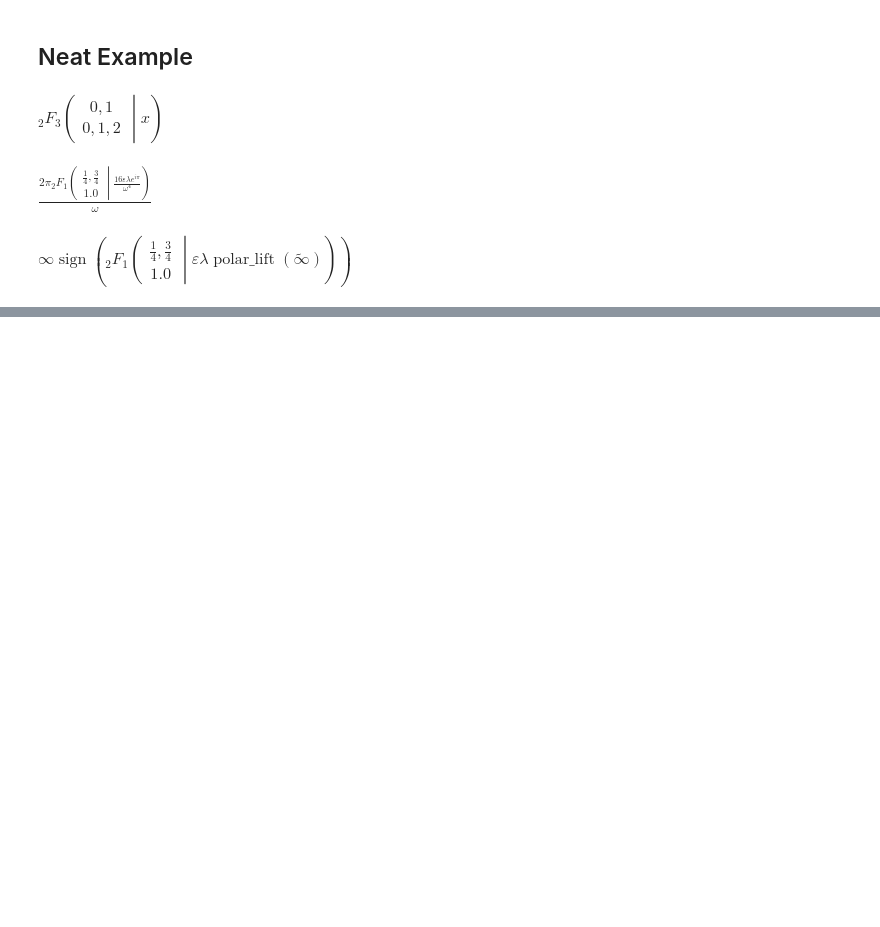
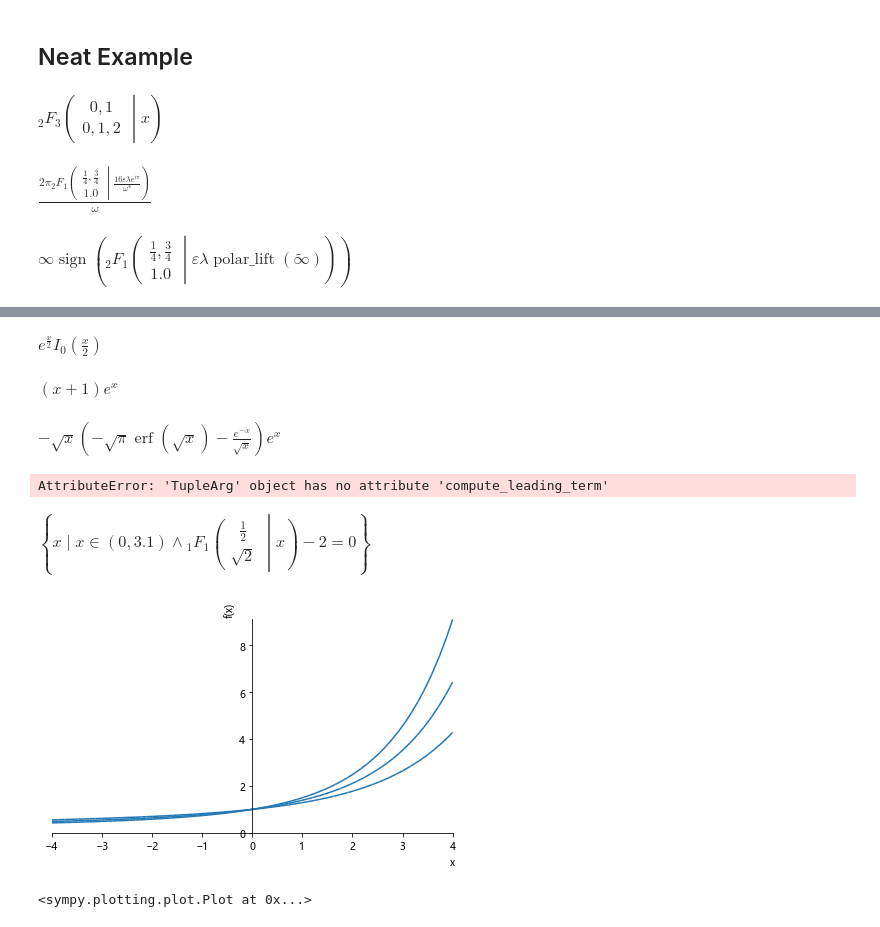
Before and after one commit to asukaminato0721/PyF1, a Jupyter notebook: hyper.ipynb, the cells around one changed output, grey strips where cells are left out. Drawn from its saved outputs; the diff is of its cells as text; code cells hidden in the pictures; blank space fills up the shorter version.

```diff
--- a/hyper.ipynb
+++ b/hyper.ipynb
@@ -382,0 +449,34 @@ $\displaystyle \infty \operatorname{sign}{\left({{}_{2}F_{1}\left(\begin{matrix}
+# %%
+hyper([Rational(1,2)], [1], x).simplify()
+# %% [output]
+$\displaystyle e^{\frac{x}{2}} I_{0}\left(\frac{x}{2}\right)$
+# %%
+hyper([2], [1], x).simplify()
+# %% [output]
+$\displaystyle \left(x + 1\right) e^{x}$
+# %%
+hyper([1],[Rational(1,2)],  x).simplify()
+# %% [output]
+$\displaystyle - \sqrt{x} \left(- \sqrt{\pi} \operatorname{erf}{\left(\sqrt{x} \right)} - \frac{e^{- x}}{\sqrt{x}}\right) e^{x}$
+# %%
+limit(hyper([Rational(1,2)], [sqrt(2)], x),x,oo)
+# %% [output]
+AttributeError: 'TupleArg' object has no attribute 'compute_leading_term'
+# %%
+solveset(
+    hyper(
+        [Rational(1,2)],
+        [sqrt(2)],
+        x
+    ) - 2 ,x,domain=Interval.open(0,3.1)
+                )
+# %% [output]
+$\displaystyle \left\{x \mid x \in \left(0, 3.1\right) \wedge {{}_{1}F_{1}\left(\begin{matrix} \frac{1}{2} \\ \sqrt{2} \end{matrix}\middle| {x} \right)} - 2 = 0 \right\}$
+# %%
+plot(
+    hyper([1/2], [sqrt(2)], x),
+  hyper([1/2], [sqrt(3)], x),
+  hyper([1/2], [sqrt(5)], x), (x, -4, 4))
+# %% [output]
+[figure, added]
+<sympy.plotting.plot.Plot at 0x...>
```
Also changed, not shown: parts of 114 cells of this notebook, 11 other files.
